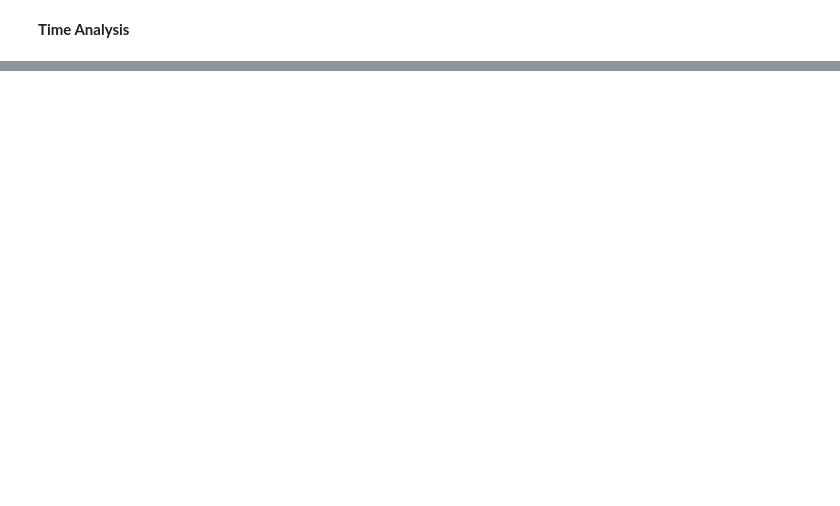
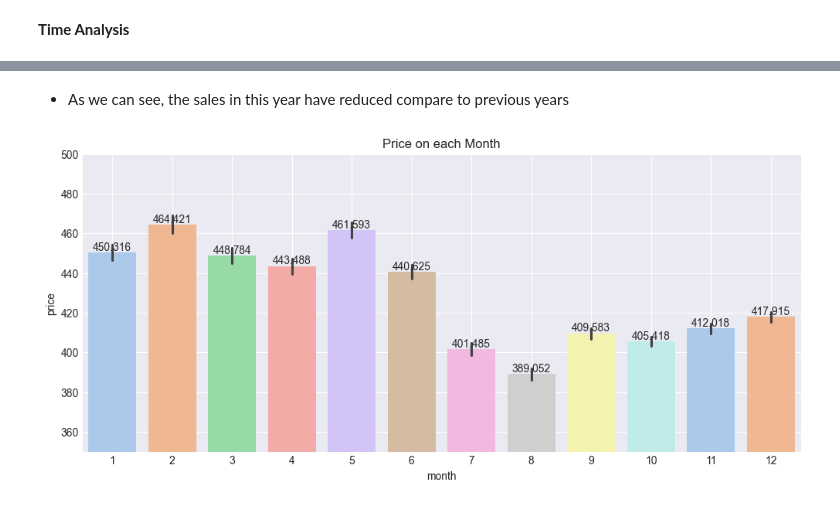
Before and after one commit to IamRaNo/cab_data_analysis, a Jupyter notebook: cab_data_analysis.ipynb, the cells around one changed output, grey strips where cells are left out. Saved outputs shown, nothing was run; the diff lists cells and outputs as text; code cells hidden in the pictures; blank space fills up the shorter version.

```diff
--- a/cab_data_analysis.ipynb
+++ b/cab_data_analysis.ipynb
@@ -888,0 +894,13 @@ There are certain scenarios, where price per distance is much higher that normal
+# %% [markdown]
+- As we can see, the sales in this year have reduced compare to previous years
+# %%
+plt.figure(figsize=(12,5))
+ax=sns.barplot(x='month',y='price',data=data,palette='pastel')
+for container in ax.containers:
+    ax.bar_label(container)
+plt.title('Price on each Month')
+plt.grid("-")
+plt.ylim(350,500)
+plt.show()
+# %% [output]
+[figure, added]
```
Also changed, not shown: parts of 36 cells of this notebook.
